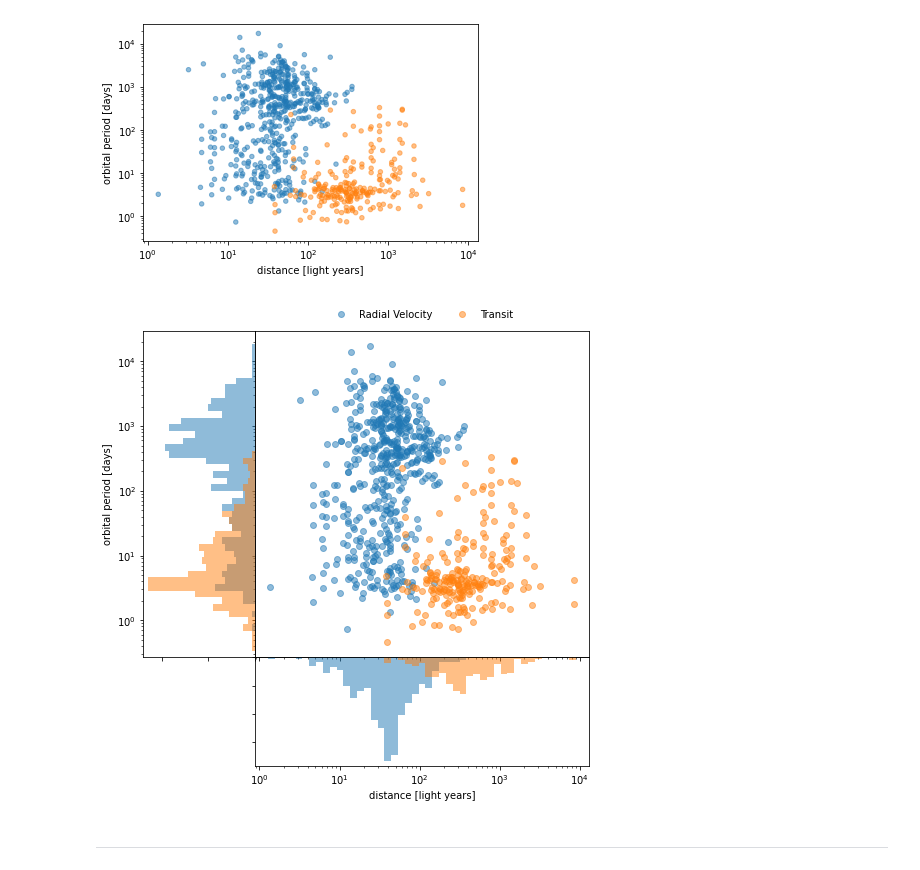
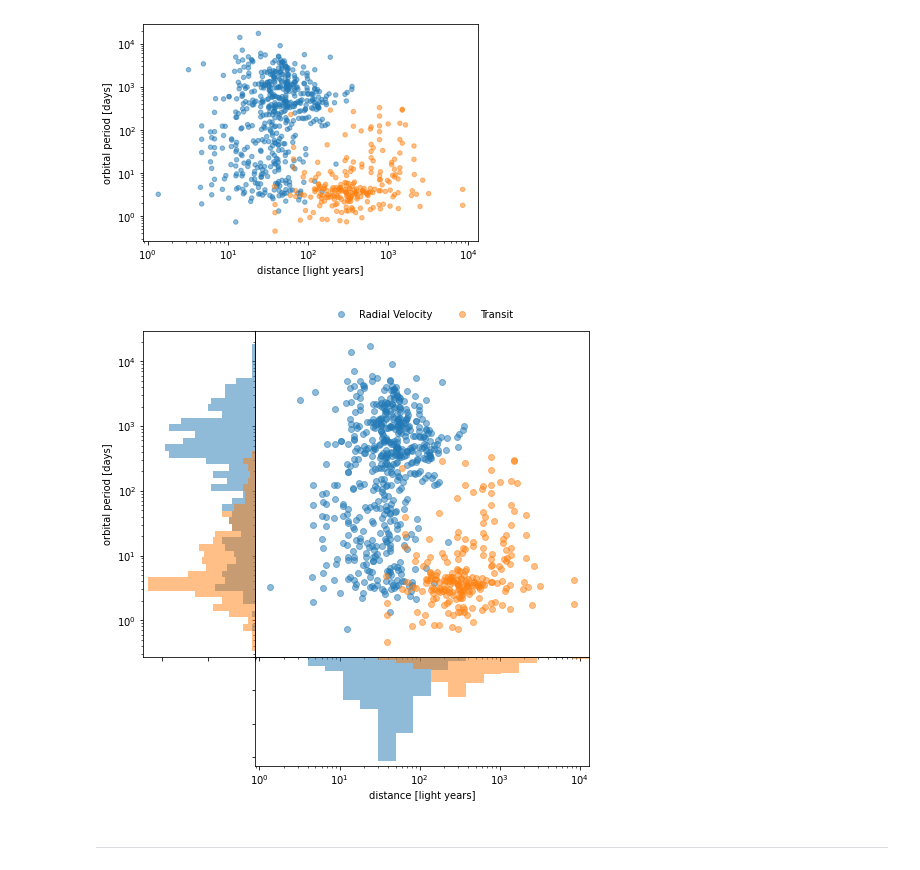
Before and after one commit to xgarrido/master_python_teaching, a Jupyter notebook: td/03_td_pandas.ipynb, the cells around one changed output. Drawn from its saved outputs; the diff is of its cells as text; code cells hidden in the pictures.

```diff
--- a/td/03_td_pandas.ipynb
+++ b/td/03_td_pandas.ipynb
@@ -123,35 +124,35 @@ for method, xy in methods.items():
     main.plot(xy["x"], xy["y"], "o", alpha=0.5, label=method)
 main.legend(ncol=2, bbox_to_anchor=(0.5, 1.05), loc="center")
 
 xlims = main.get_xlim()
 x_hist = plt.subplot(
     grid[-1, 1:], yticklabels=[], xlim=xlims, xscale="log", xlabel="distance [light years]"
 )
 x_hist.invert_yaxis()
 
 ylims = main.get_ylim()
 y_hist = plt.subplot(
     grid[:-1, 0], xticklabels=[], ylim=ylims, yscale="log", ylabel="orbital period [days]"
 )
 y_hist.invert_xaxis()
 
 kwargs = dict(alpha=0.5, histtype="stepfilled")
 for method, xy in methods.items():
     x, y = xy["x"], xy["y"]
     x_hist.hist(
         x,
         orientation="vertical",
         **kwargs,
-        bins=np.logspace(np.log10(xlims[0]), np.log10(xlims[1]), 50)
+        bins=np.logspace(np.log10(xlims[0]), np.log10(xlims[1]), 20)
     )
     y_hist.hist(
         y,
         orientation="horizontal",
         **kwargs,
         bins=np.logspace(np.log10(ylims[0]), np.log10(ylims[1]), 50)
     )
 # %% [output]
-[figure, old version]
+[figure, new version]
 # %% [markdown]
 ---
 # %% [markdown]
```
Also changed, not shown: parts of 3 cells of this notebook, 2 other files.
